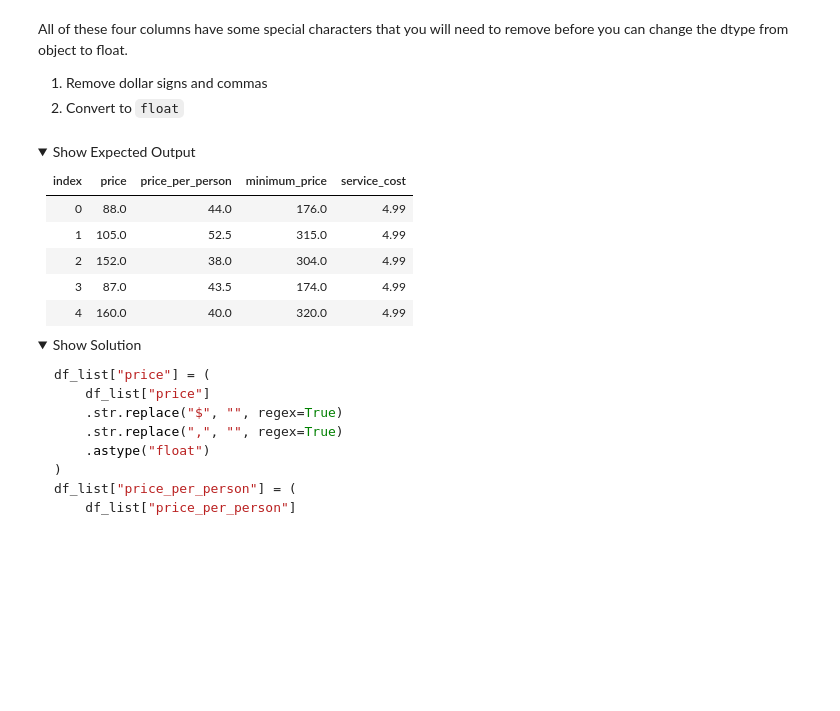
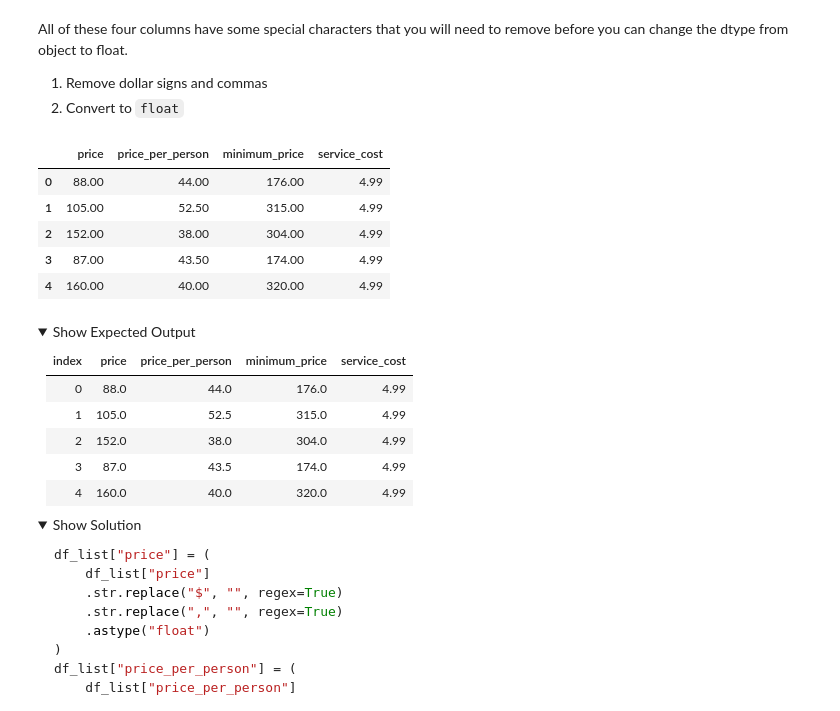
Before and after one commit to DuretiShemsi/AirBnB-pandas-project-week2, a Jupyter notebook: DURETI_Week_2_Project_coursename.ipynb, the cells around one changed output. Drawn from its saved outputs; the diff is of its cells as text; code cells hidden in the pictures; folded sections open; blank space fills up the shorter version.

```diff
--- a/DURETI_Week_2_Project_coursename.ipynb
+++ b/DURETI_Week_2_Project_coursename.ipynb
@@ -226,8 +228,20 @@ Change the columns `host_is_superhost`, `instant_bookable`, and `has_availabilit
 1. Set the column as type `bool`
 1. Overwrite the old columns with the new values
 # %%
-df_list["host_is_superhost"] = ... # YOUR CODE HERE
-df_list["instant_bookable"] = ... # YOUR CODE HERE
-df_list["has_availability"] = ... # YOUR CODE HERE
+df_list["host_is_superhost"] = (
+    df_list["host_is_superhost"]
+    .replace({'f': False, 't':True})
+    .astype('bool')
+) # YOUR CODE HERE
+df_list["instant_bookable"] = (
+    df_list["instant_bookable"]
+    .replace({'f': False, 't':True})
+    .astype('bool')
+)# YOUR CODE HERE
+df_list["has_availability"] = (
+    df_list["has_availability"]
+    .replace({'f': False, 't':True})
+    .astype('bool')
+) # YOUR CODE HERE
 
 df_list[["host_is_superhost", "instant_bookable", "has_availability"]].head(5)
@@ -274,12 +302,39 @@ All of these four columns have some special characters that you will need to rem
 1. Remove dollar signs and commas
 1. Convert to `float`
 # %%
-df_list["price"] = ... # YOUR CODE HERE
-df_list["price_per_person"] = ... # YOUR CODE HERE
-df_list["minimum_price"] = ... # YOUR CODE HERE
-df_list["service_cost"] = ... # YOUR CODE HERE
+df_list["price"] = (
+    df_list['price']
+    .str.replace('$','', regex=True)
+    .str.replace(',','', regex=True)
+    .astype('float')
+) # YOUR CODE HERE
+df_list["price_per_person"] = (
+    df_list['price_per_person']
+    .str.replace('$','', regex=True)
+    .str.replace(',','', regex=True)
+    .astype('float')
+) # YOUR CODE HERE
+df_list["minimum_price"] = (
+     df_list['minimum_price']
+    .str.replace('$','', regex=True)
+    .str.replace(',','', regex=True)
+    .astype('float')
+) # YOUR CODE HERE
+df_list["service_cost"] = (
+     df_list['service_cost']
+    .str.replace('$','', regex=True)
+    .str.replace(',','', regex=True)
+    .astype('float')
+) # YOUR CODE HERE
 
 df_list[["price", "price_per_person", "minimum_price", 'service_cost']].head(5)
+# %% [output]
+|  | price | price_per_person | minimum_price | service_cost |
+| 0 | 88.00 | 44.00 | 176.00 | 4.99 |
+| 1 | 105.00 | 52.50 | 315.00 | 4.99 |
+| 2 | 152.00 | 38.00 | 304.00 | 4.99 |
+| 3 | 87.00 | 43.50 | 174.00 | 4.99 |
+| 4 | 160.00 | 40.00 | 320.00 | 4.99 |
 # %% [markdown]
 <details>
   <summary>Show Expected Output
```
Also changed, not shown: parts of 37 cells of this notebook.
